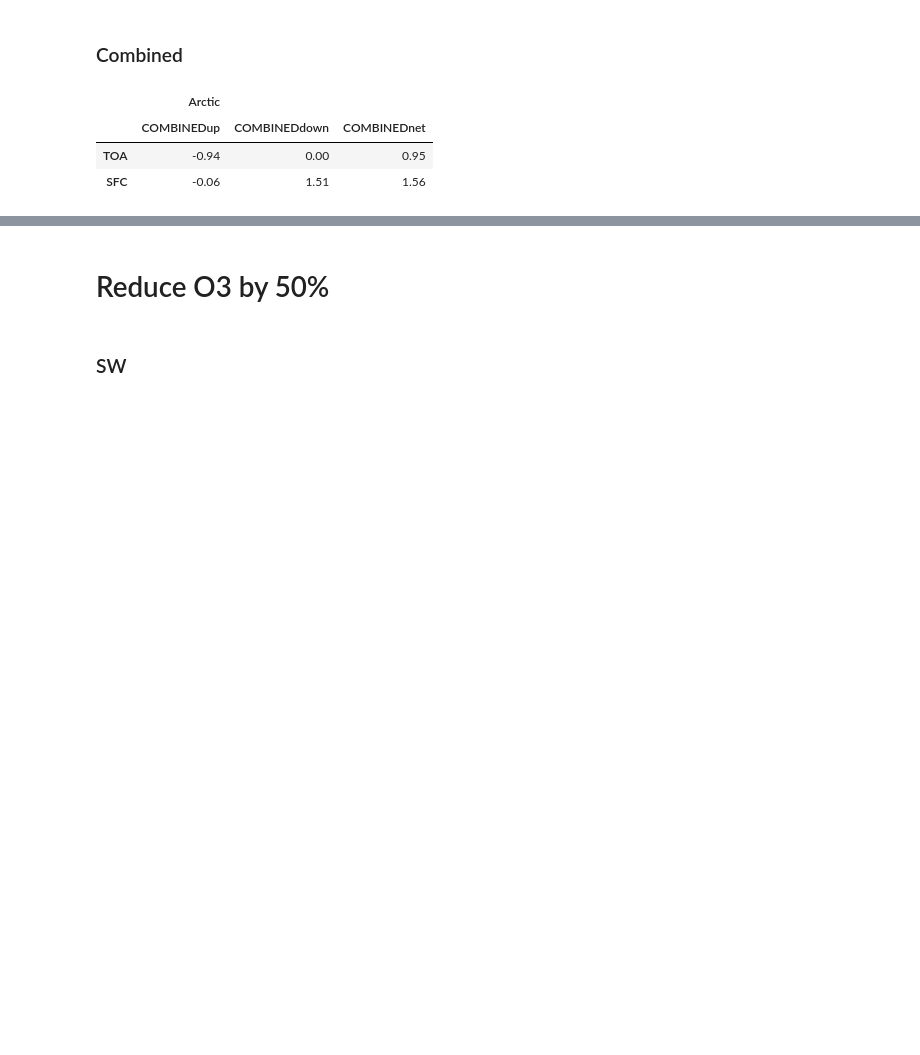
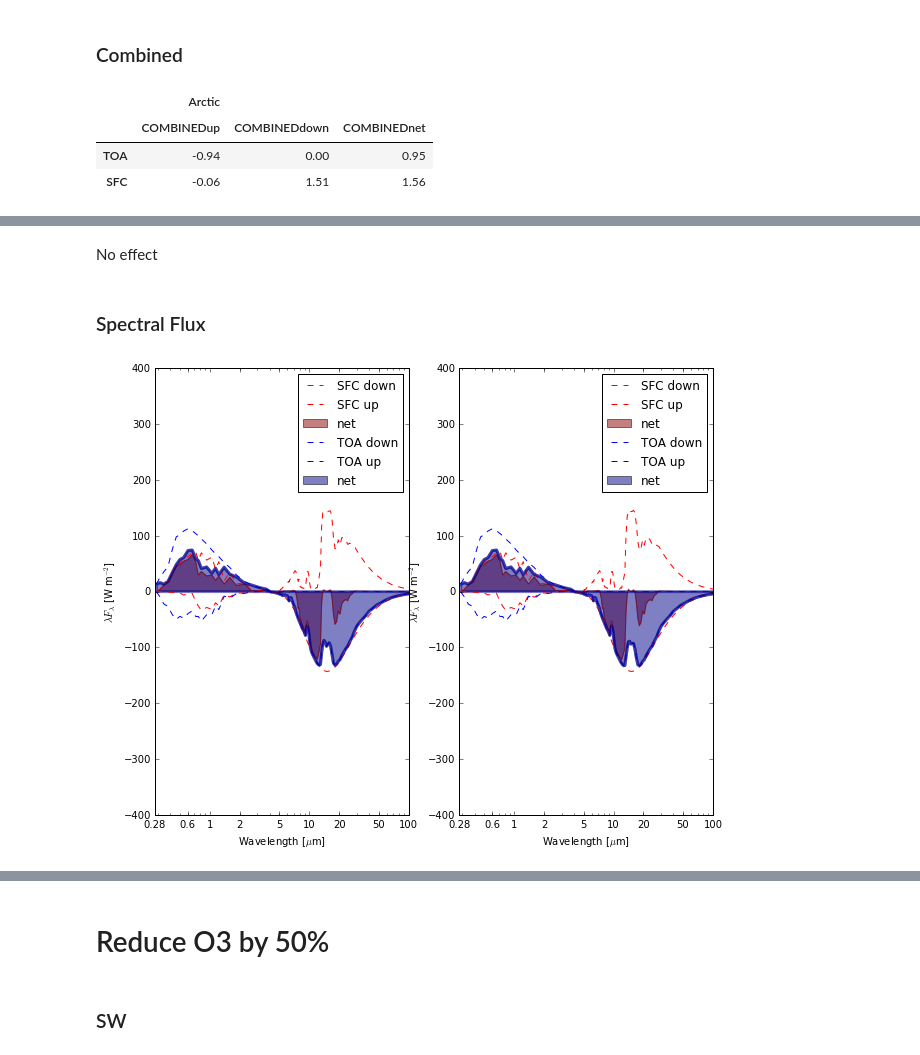
Before and after one commit to CodaP/streamer, a Jupyter notebook: Experiments.ipynb, the cells around one changed output, grey strips where cells are left out. Drawn from its saved outputs; the diff is of its cells as text; code cells hidden in the pictures; blank space fills up the shorter version.

```diff
--- a/Experiments.ipynb
+++ b/Experiments.ipynb
@@ -304,0 +333,11 @@ _ = gca().set_xticklabels([.28,.6,1,2,5,10,20,50])
+# %% [markdown]
+No effect
+# %% [markdown]
+### Spectral Flux
+# %%
+subplot(121)
+plot_flux(get_spectral_flux('Arctic',0,frco2=2.0),get_spectral_flux('Arctic',100,frco2=2.0))
+subplot(122)
+plot_flux(get_spectral_flux('Arctic',0),get_spectral_flux('Arctic',100))
+# %% [output]
+[figure, added]
```
Also changed, not shown: parts of 217 cells of this notebook, 35 other files.
